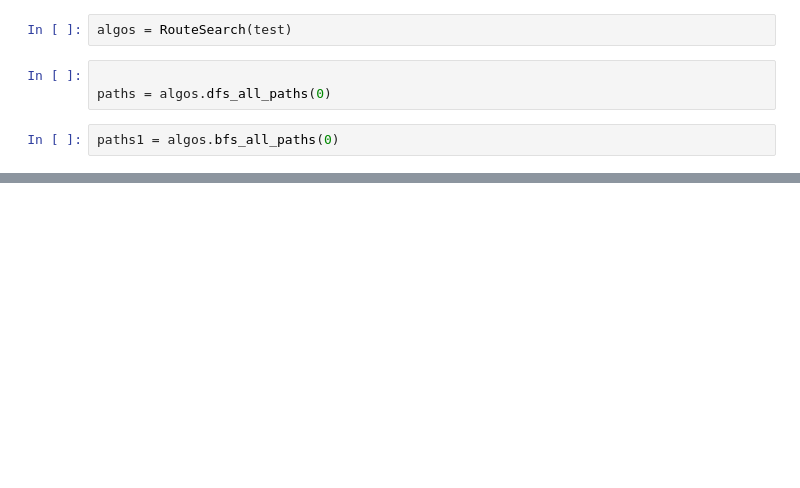
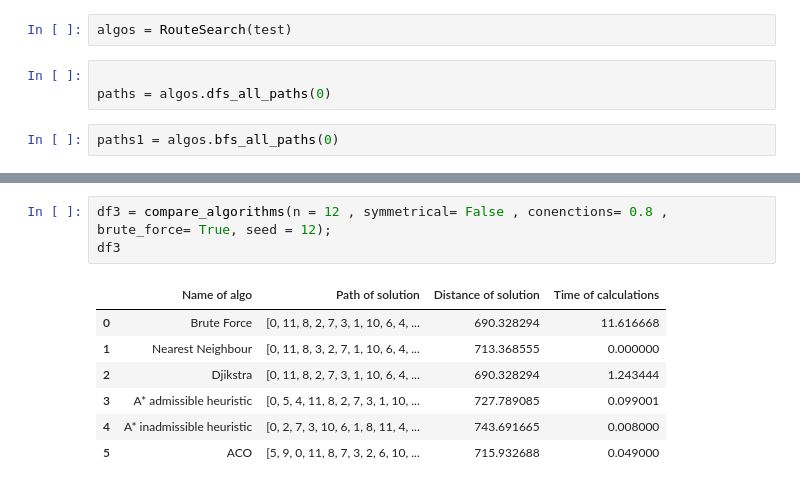
Before and after one commit to mkopanik/Introductiont-to-AI, a Jupyter notebook: Lab1/Lab1_final.ipynb, the cells around one changed output, grey strips where cells are left out. Cells and saved outputs as stored; diff of their text form; blank space fills up the shorter version.

```diff
--- a/Lab1/Lab1_final.ipynb
+++ b/Lab1/Lab1_final.ipynb
@@ -500,0 +762,11 @@ Step: 9 best route distance: 774.4291543474135
+# %%
+df3 = compare_algorithms(n = 12 , symmetrical= False , conenctions= 0.8 , brute_force= True, seed = 12);
+df3
+# %% [output]
+|  | Name of algo | Path of solution | Distance of solution | Time of calculations |
+| 0 | Brute Force | [0, 11, 8, 2, 7, 3, 1, 10, 6, 4, ... | 690.328294 | 11.616668 |
+| 1 | Nearest Neighbour | [0, 11, 8, 3, 2, 7, 1, 10, 6, 4, ... | 713.368555 | 0.000000 |
+| 2 | Djikstra | [0, 11, 8, 2, 7, 3, 1, 10, 6, 4, ... | 690.328294 | 1.243444 |
+| 3 | A* admissible heuristic | [0, 5, 4, 11, 8, 2, 7, 3, 1, 10, ... | 727.789085 | 0.099001 |
+| 4 | A* inadmissible heuristic | [0, 2, 7, 3, 10, 6, 1, 8, 11, 4, ... | 743.691665 | 0.008000 |
+| 5 | ACO | [5, 9, 0, 11, 8, 7, 3, 2, 6, 10, ... | 715.932688 | 0.049000 |
```
Also changed, not shown: parts of 25 cells of this notebook, 1 other file.
